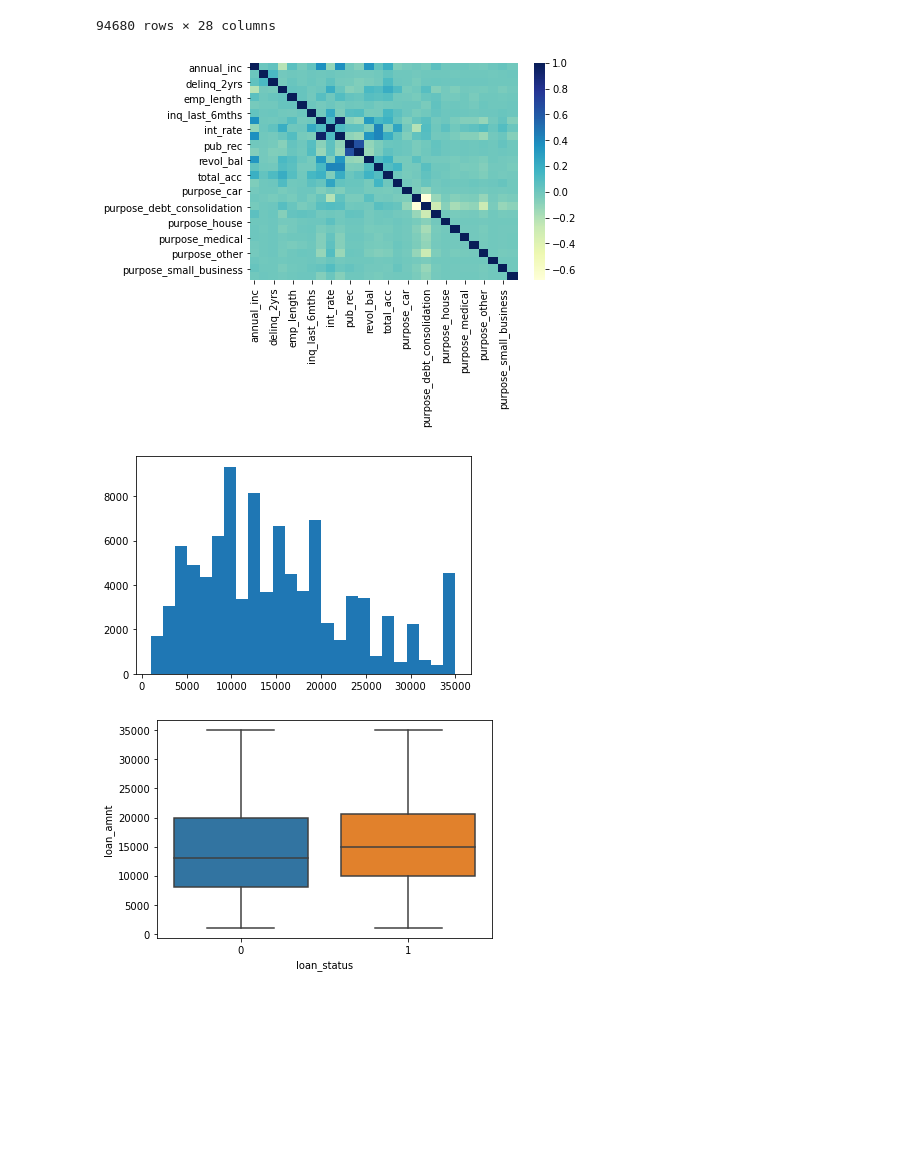
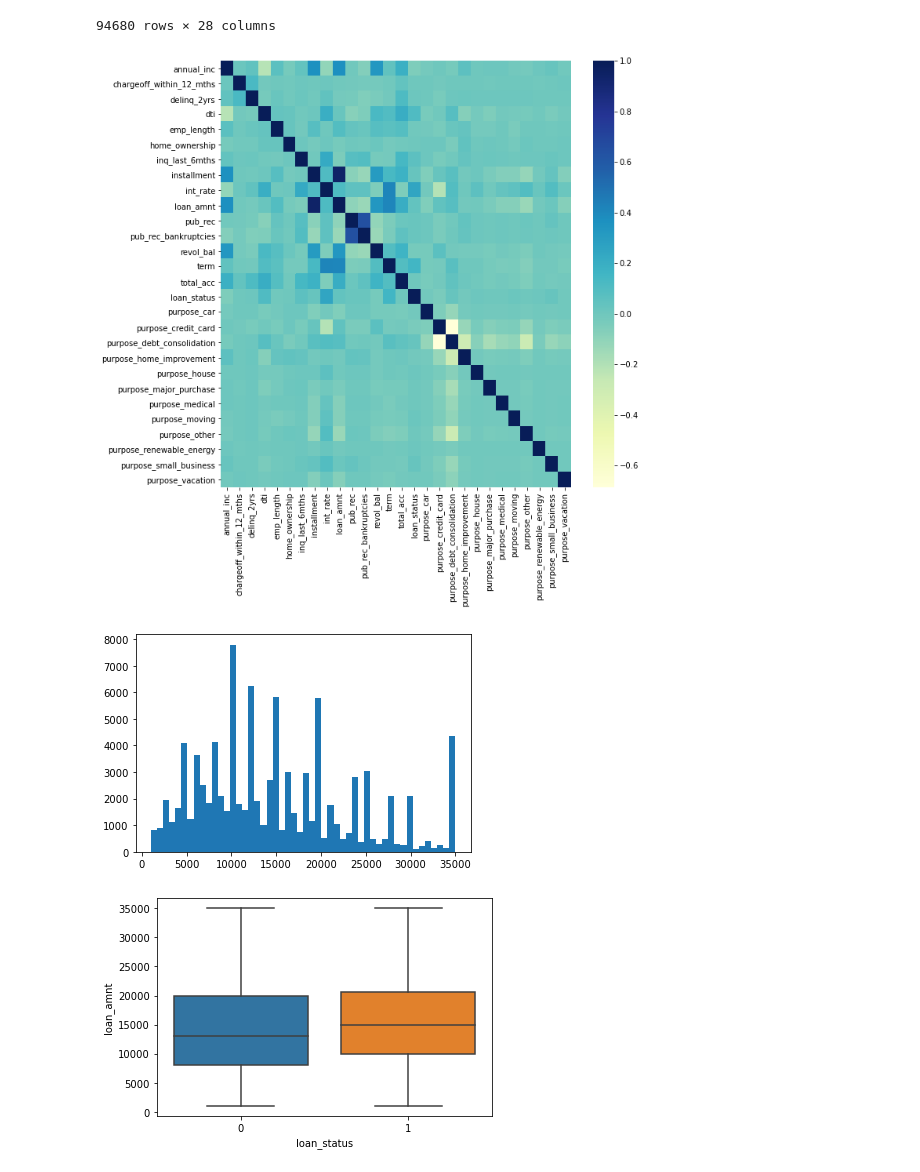
Before and after one commit to MarlonFacey/LoanDataLogReg, a Jupyter notebook: Loan Data EDA.ipynb, the cells around one changed output. Cells and saved outputs as stored; diff of their text form; code cells hidden in the pictures; blank space fills up the shorter version.

```diff
--- a/Loan Data EDA.ipynb
+++ b/Loan Data EDA.ipynb
@@ -43,7 +45,7 @@ mask = (full_dataset['issue_d'] > '2014-01-01') & (full_dataset['issue_d'] <= '2
 small_dataset = full_dataset[mask]
 # %%
 columns = ['annual_inc', 'chargeoff_within_12_mths', 'delinq_2yrs', 'dti', 'emp_length', 'emp_title', 'funded_amnt',
-           'home_ownership', 'inq_last_6mths', 'installment', 'int_rate', 'issue_d', 'loan_amnt', 'pub_rec',
+           'home_ownership', 'inq_last_6mths', 'int_rate', 'issue_d', 'loan_amnt',
            'pub_rec_bankruptcies', 'purpose', 'revol_bal', 'term', 'total_acc', 'verification_status', 'loan_status']
 df = small_dataset[columns]
 # %%
@@ -140,16 +142,17 @@ df
 | 1585414 | 50000.0 | 0.0 | 2.0 | 2.62 | 10.0 | 0 | 0.0 | ... |
 94680 rows × 28 columns
 # %%
+fig, ax = plt.subplots(figsize=(10,10))
 corrMatrix = df.corr()
-sn.heatmap(corrMatrix, cmap="YlGnBu")
+sn.heatmap(corrMatrix, cmap="YlGnBu", xticklabels=True, yticklabels=True)
 plt.show()
 # %% [output]
-[figure, old version]
+[figure, new version]
 # %%
-plt.hist(df['loan_amnt'], bins=25)
+plt.hist(df['loan_amnt'], bins=50)
 plt.show()
 # %% [output]
-[figure, old version]
+[figure, new version]
 # %%
 ax = sn.boxplot(y=df['loan_amnt'], x=df['loan_status'])
 # %% [output]
```
Also changed, not shown: parts of 40 cells of this notebook.
